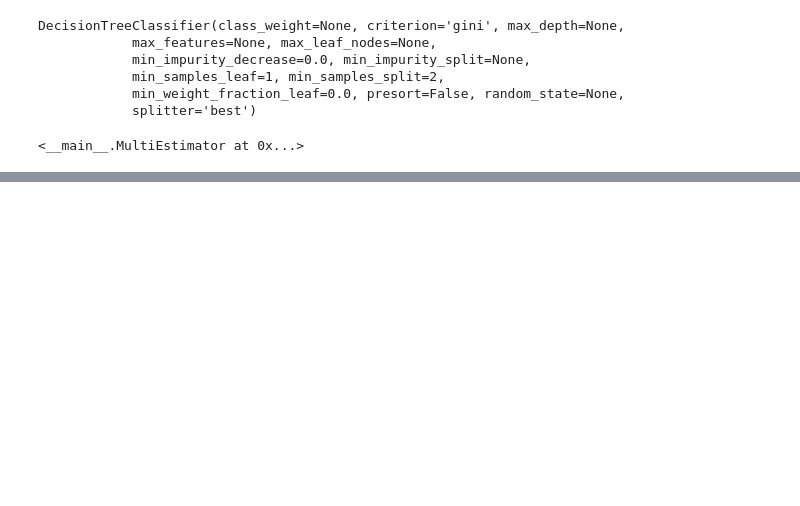
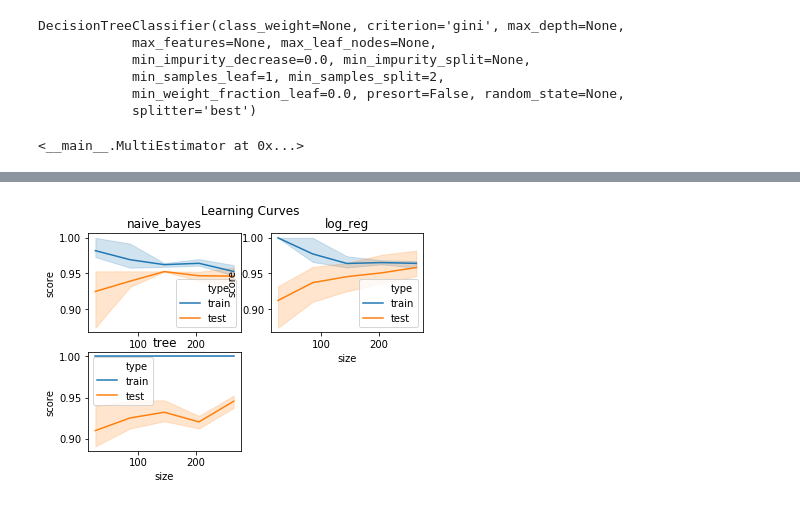
Before and after one commit to rossrco/experiments, a Jupyter notebook: machine_learning_pipelining/pipelining.ipynb, the cells around one changed output, grey strips where cells are left out. Drawn from its saved outputs; the diff is of its cells as text; code cells hidden in the pictures; blank space fills up the shorter version.

```diff
--- a/machine_learning_pipelining/pipelining.ipynb
+++ b/machine_learning_pipelining/pipelining.ipynb
@@ -359,0 +374,4 @@ DecisionTreeClassifier(class_weight=None, criterion='gini', max_depth=7,
+# %%
+model_explorer.draw_learning_curves()
+# %% [output]
+[figure, added]
```
Also changed, not shown: parts of 5 cells of this notebook.
